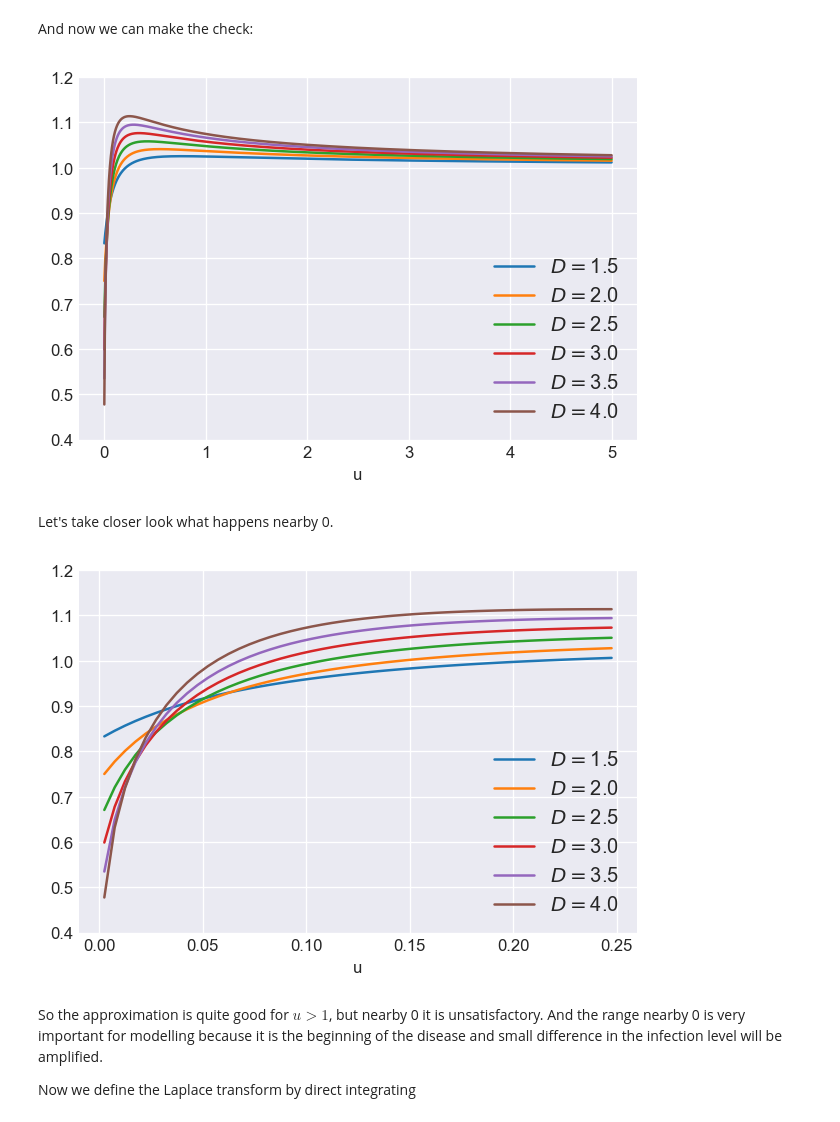
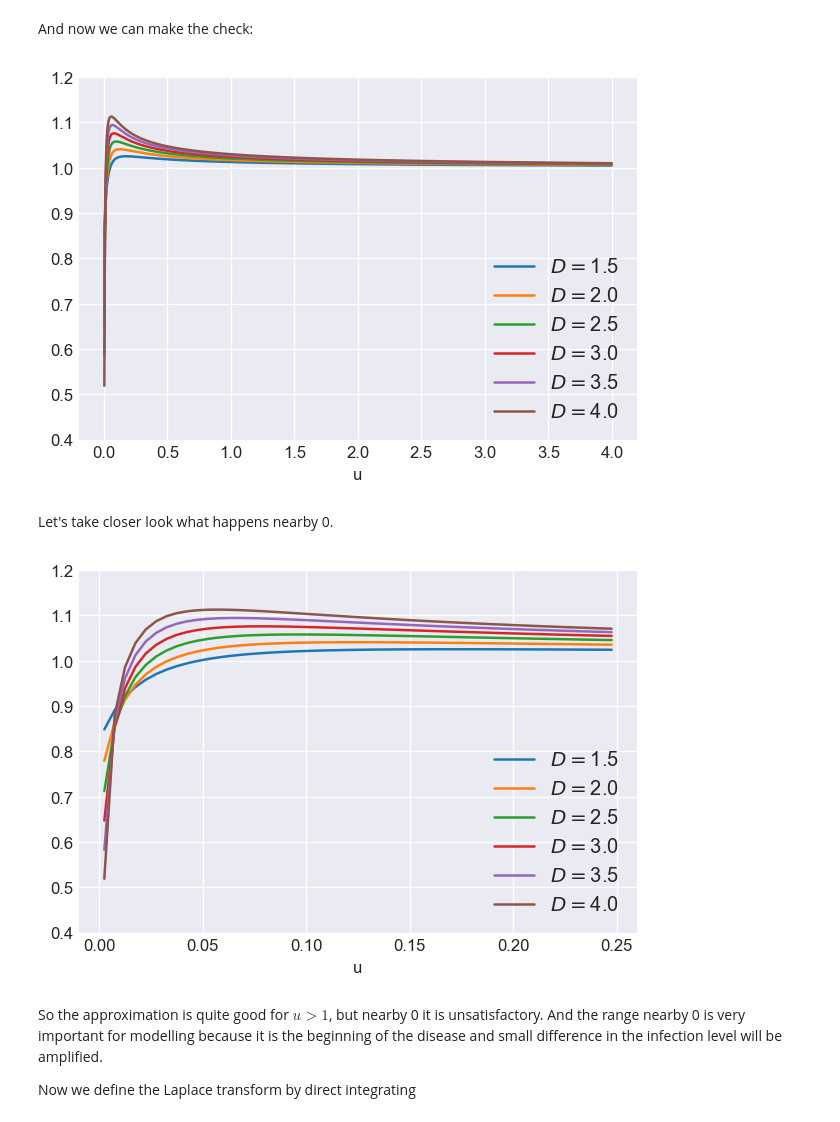
Before and after one commit to ivvaan/A-disease-spread-inhomogeneous-models, a Jupyter notebook: city_level_spread_dymamic.ipynb, the cells around one changed output. Drawn from its saved outputs; the diff is of its cells as text; code cells hidden in the pictures.

```diff
--- a/city_level_spread_dymamic.ipynb
+++ b/city_level_spread_dymamic.ipynb
@@ -146,27 +146,27 @@ def LaplTrLNApprox(u,mu0,D0):
 # %% [markdown]
 And now we can make the check:
 # %%
-mu0=0
+mu0=1.5
 D_step=0.5
 D_min=1.5
 D_max=4.0
 D_range=np.arange(D_min,D_max+D_step, D_step,dtype=np.float64)
 u_step=0.005
 u_min=0.0
-u_max=5.0
+u_max=4.0
 
 u_range=np.arange(u_min,u_max+u_step, u_step,dtype=np.float64)
 
 fig, ax = plt.subplots(dpi=120)
 for D0 in D_range:
     u,r=check_ratio(LaplTrLNApprox,u_range,mu0,D0)
     plt.plot(u, r, label=f'$D=${D0}')
 plt.xlabel('u')
 ax.set_ylim([0.4,1.2])
 plt.legend(loc='lower right')
 plt.show()
 # %% [output]
-[figure, old version]
+[figure, new version]
 # %% [markdown]
 Let's take closer look what happens nearby 0.
 # %%
@@ -181,7 +181,7 @@ ax.set_ylim([0.4,1.2])
 plt.legend(loc='lower right')
 plt.show()
 # %% [output]
-[figure, old version]
+[figure, new version]
 # %% [markdown]
 So the approximation is quite good for $u>1$, but nearby 0 it is unsatisfactory. And the range nearby 0 is very important for modelling because it is the beginning of the disease and small difference in the infection level will be amplified.
 
```
Also changed, not shown: parts of 6 cells of this notebook.
